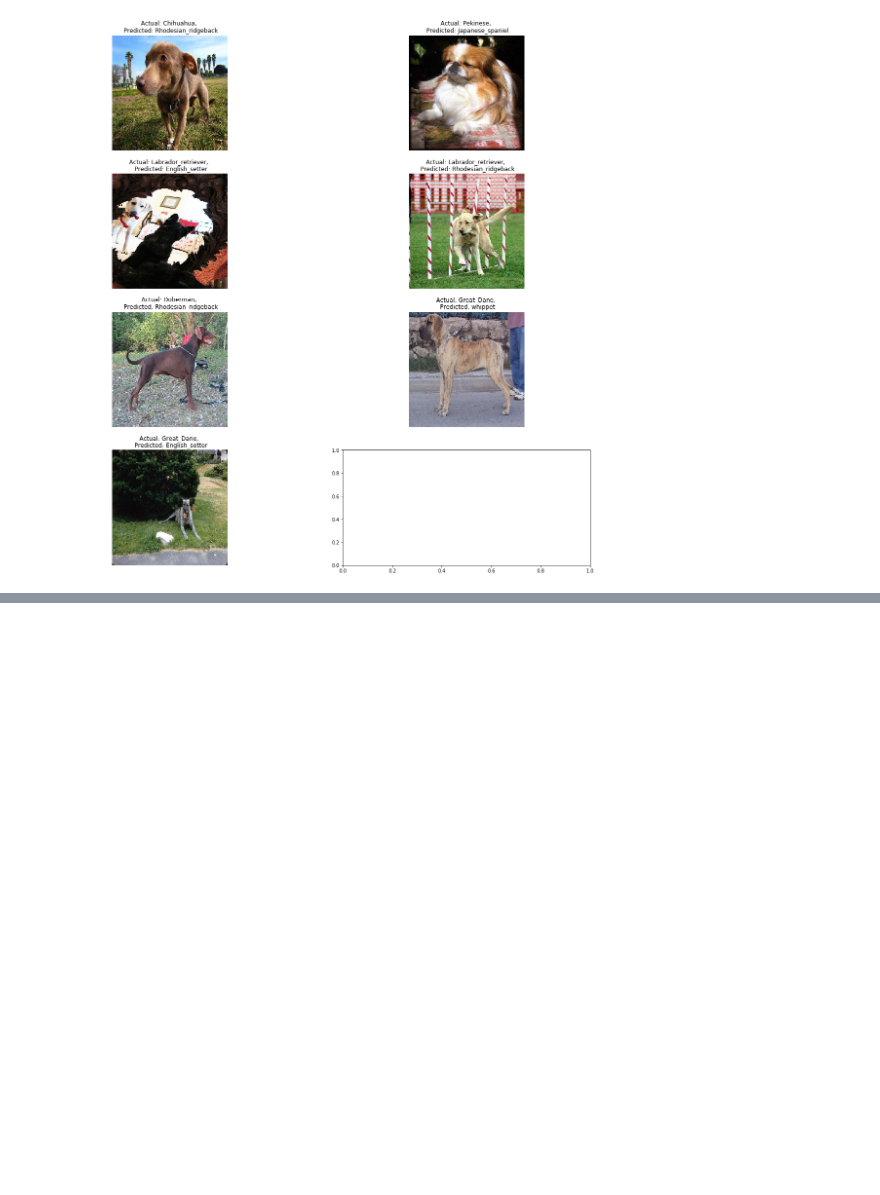
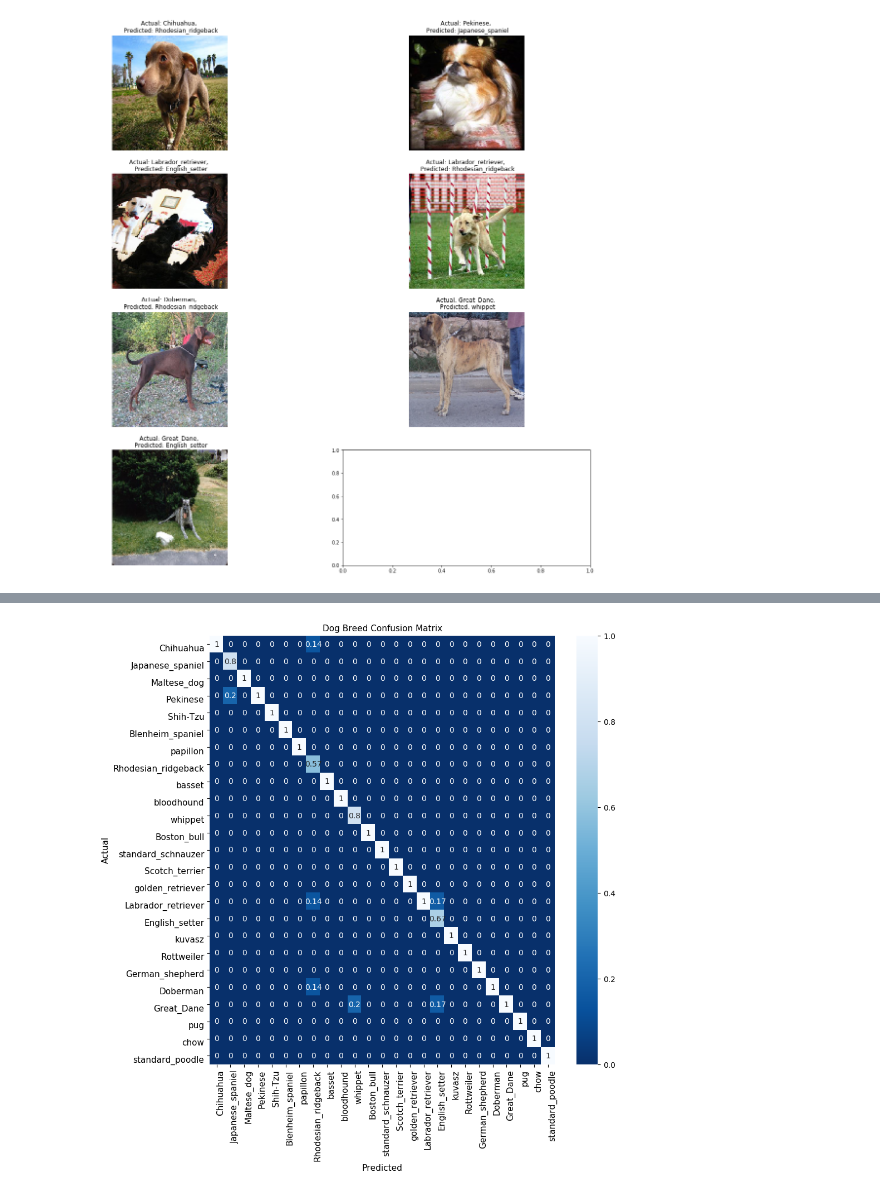
Before and after one commit to hberginc/Who-s_Your_Doggy, a Jupyter notebook: Visualize Predictions.ipynb, the cells around one changed output, grey strips where cells are left out. Cells and saved outputs as stored; diff of their text form; code cells hidden in the pictures; blank space fills up the shorter version.

```diff
--- a/Visualize Predictions.ipynb
+++ b/Visualize Predictions.ipynb
@@ -334,0 +248,5 @@ NameError: name 'basic_cnn_model' is not defined
+# %%
+confusion_arr = cm(real_classes, predicted_class_indices, normalize = 'pred')
+# %%
+df_cm = pd.DataFrame(confusion_arr, index = [i for i in lst_labels],
+              columns = [i for i in lst_labels])
@@ -334,0 +274,12 @@ NameError: name 'basic_cnn_model' is not defined
+# %%
+f_size = 11
+fig, ax = plt.subplots(1, figsize = (10,10))
+sns.heatmap(df_cm, annot=True,cmap="Blues_r", ax = ax)
+ax.set_title('Dog Breed Confusion Matrix', fontsize=f_size)
+ax.set_xlabel('Predicted', fontsize=f_size)
+ax.set_ylabel('Actual', fontsize=f_size)
+ax.set_xticklabels(lst_labels, rotation=90, fontsize=f_size, ha='left')
+ax.set_yticklabels(lst_labels, fontsize=f_size, va = 'top')
+plt.show()
+# %% [output]
+[figure, added]
```
Also changed, not shown: parts of 46 cells of this notebook, 3 other files.
